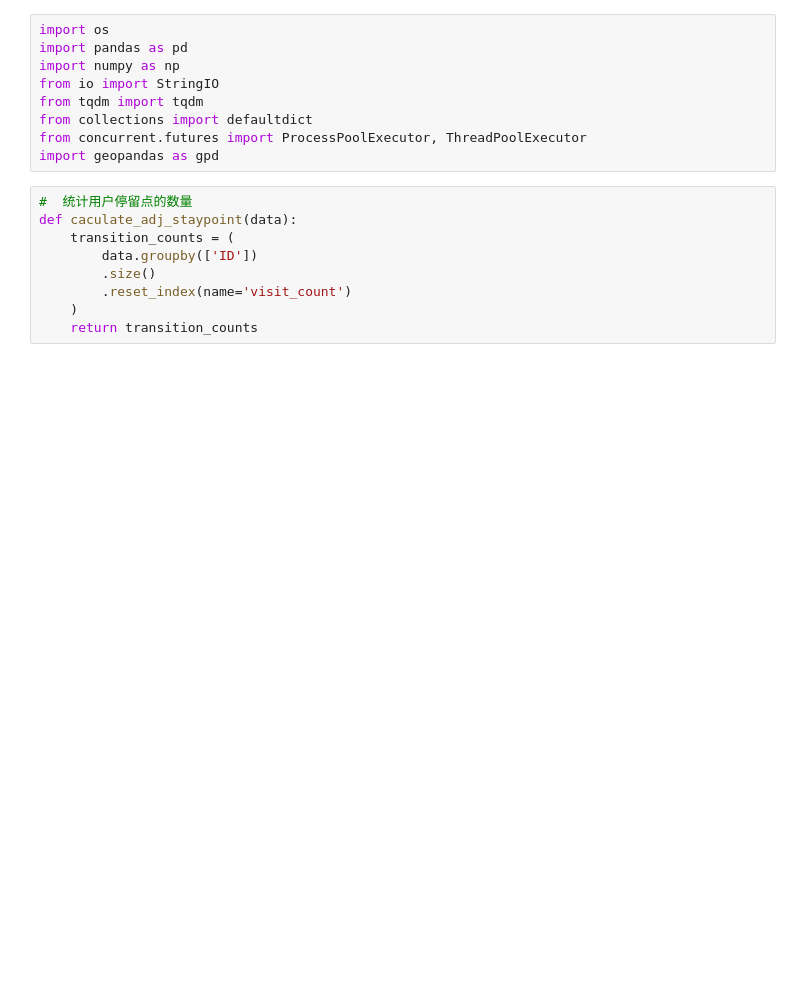
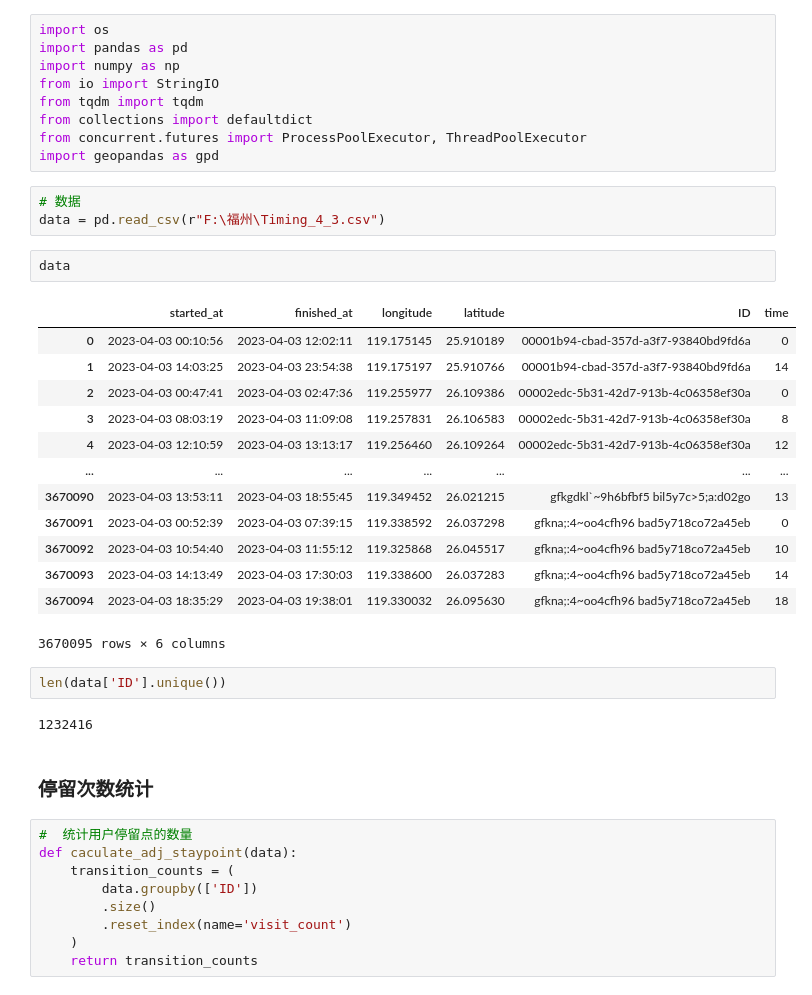
Before and after one commit to lun55/MobileDataClean, a Jupyter notebook: 手机定位数据探索性分析/停留点.ipynb, the cells around one changed output. Saved outputs shown, nothing was run; the diff lists cells and outputs as text; blank space fills up the shorter version.

```diff
--- a/手机定位数据探索性分析/停留点.ipynb
+++ b/手机定位数据探索性分析/停留点.ipynb
@@ -7,6 +7,31 @@ from tqdm import tqdm
 from collections import defaultdict
 from concurrent.futures import ProcessPoolExecutor, ThreadPoolExecutor
 import geopandas as gpd
+# %%
+# 数据
+data = pd.read_csv(r"F:\福州\Timing_4_3.csv")
+# %%
+data
+# %% [output]
+|  | started_at | finished_at | longitude | latitude | ID | time |
+| 0 | 2023-04-03 00:10:56 | 2023-04-03 12:02:11 | 119.175145 | 25.910189 | 00001b94-cbad-357d-a3f7-93840bd9fd6a | 0 |
+| 1 | 2023-04-03 14:03:25 | 2023-04-03 23:54:38 | 119.175197 | 25.910766 | 00001b94-cbad-357d-a3f7-93840bd9fd6a | 14 |
+| 2 | 2023-04-03 00:47:41 | 2023-04-03 02:47:36 | 119.255977 | 26.109386 | 00002edc-5b31-42d7-913b-4c06358ef30a | 0 |
+| 3 | 2023-04-03 08:03:19 | 2023-04-03 11:09:08 | 119.257831 | 26.106583 | 00002edc-5b31-42d7-913b-4c06358ef30a | 8 |
+| 4 | 2023-04-03 12:10:59 | 2023-04-03 13:13:17 | 119.256460 | 26.109264 | 00002edc-5b31-42d7-913b-4c06358ef30a | 12 |
+| ... | ... | ... | ... | ... | ... | ... |
+| 3670090 | 2023-04-03 13:53:11 | 2023-04-03 18:55:45 | 119.349452 | 26.021215 | gfkgdkl`~9h6bfbf5 bil5y7c>5;a:d02go | 13 |
+| 3670091 | 2023-04-03 00:52:39 | 2023-04-03 07:39:15 | 119.338592 | 26.037298 | gfkna;:4~oo4cfh96 bad5y718co72a45eb | 0 |
+| 3670092 | 2023-04-03 10:54:40 | 2023-04-03 11:55:12 | 119.325868 | 26.045517 | gfkna;:4~oo4cfh96 bad5y718co72a45eb | 10 |
+| 3670093 | 2023-04-03 14:13:49 | 2023-04-03 17:30:03 | 119.338600 | 26.037283 | gfkna;:4~oo4cfh96 bad5y718co72a45eb | 14 |
+| 3670094 | 2023-04-03 18:35:29 | 2023-04-03 19:38:01 | 119.330032 | 26.095630 | gfkna;:4~oo4cfh96 bad5y718co72a45eb | 18 |
+3670095 rows × 6 columns
+# %%
+len(data['ID'].unique())
+# %% [output]
+1232416
+# %% [markdown]
+### 停留次数统计
 # %%
 #  统计用户停留点的数量
 def caculate_adj_staypoint(data):
```
Also changed, not shown: parts of 7 cells of this notebook, 1 other file.
